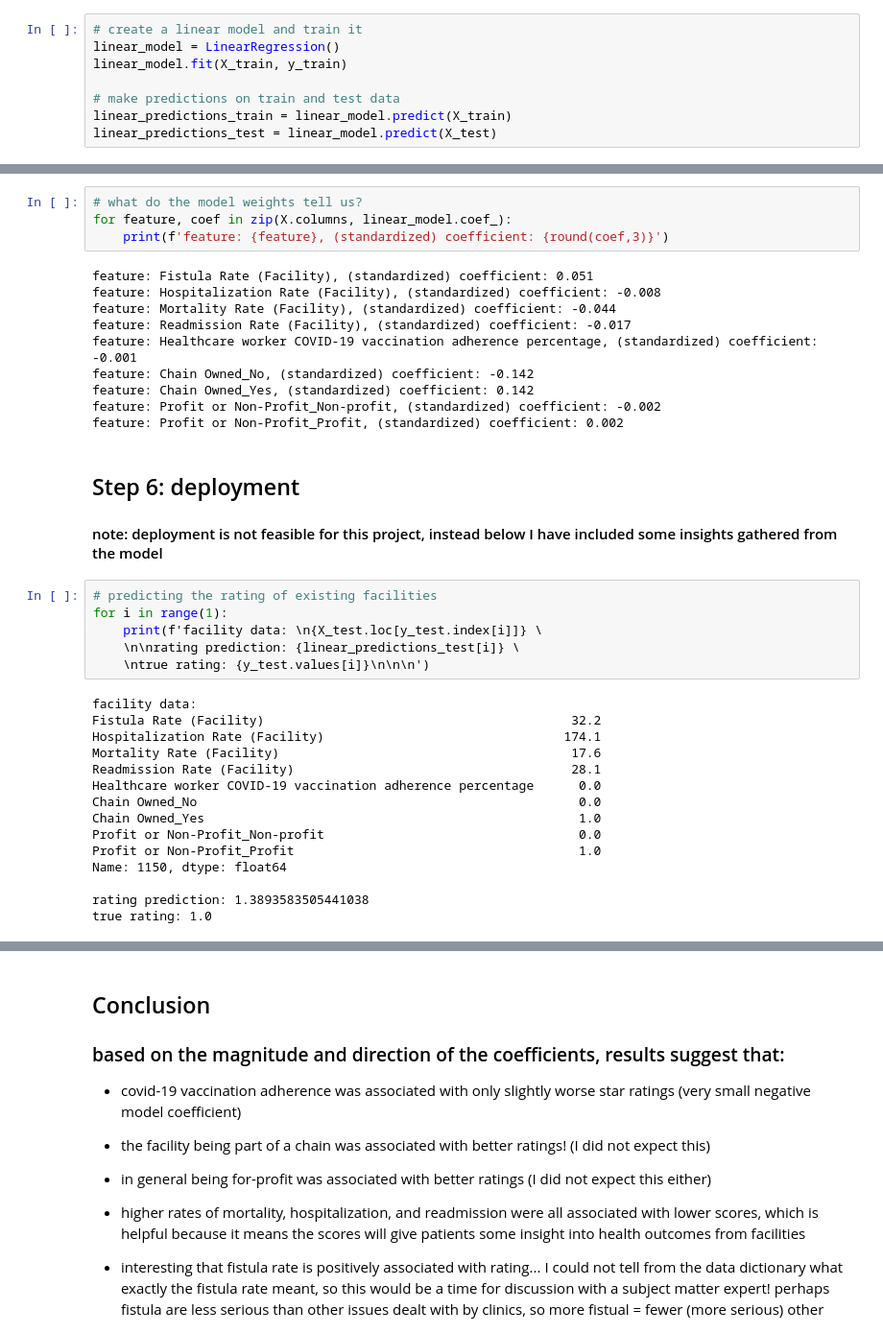
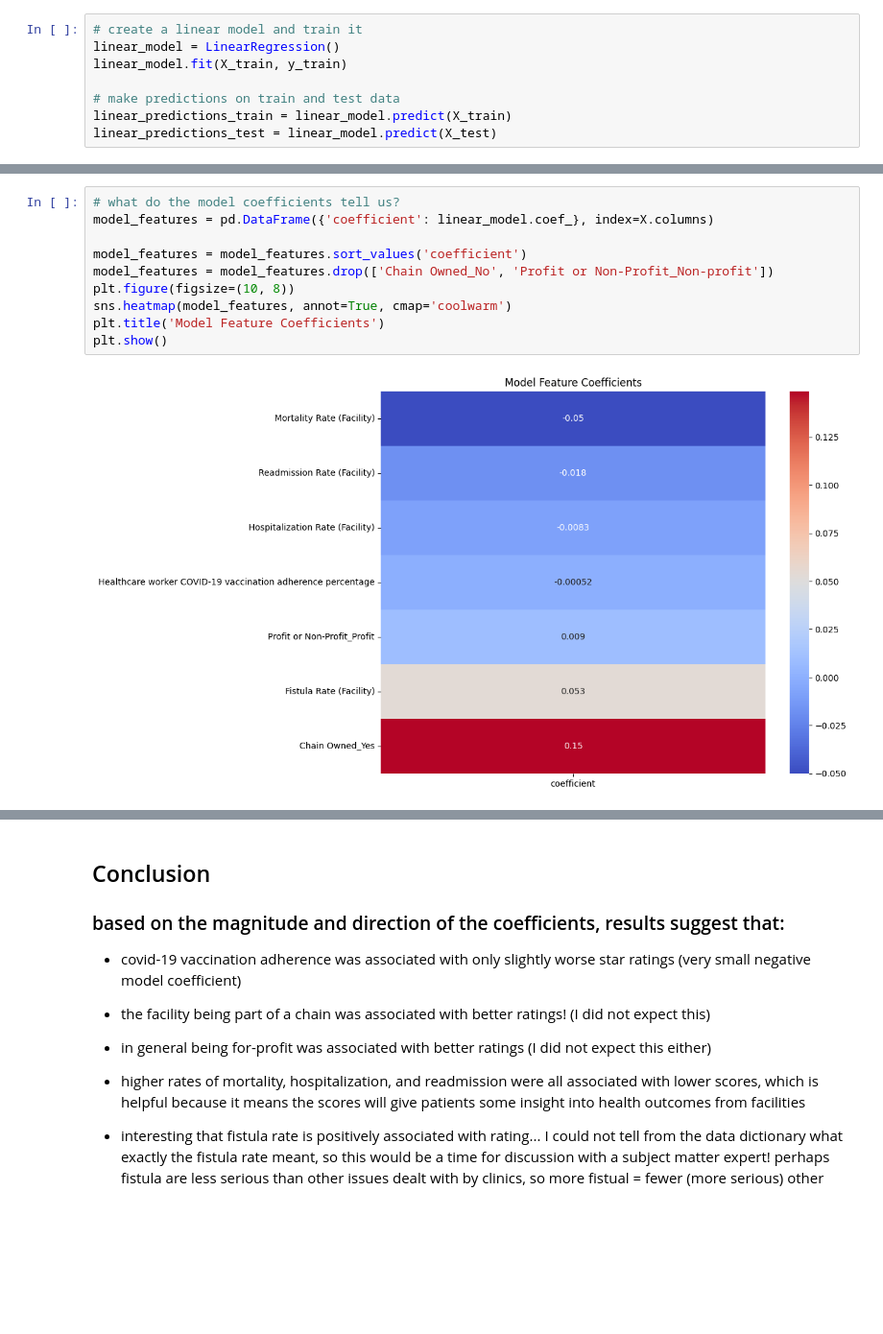
Before and after one commit to bm760/udacity-ds-project1, a Jupyter notebook: Dialysis Analysis.ipynb, the cells around one changed output, grey strips where cells are left out. Shown at 96% size. Drawn from its saved outputs; the diff is of its cells as text; blank space fills up the shorter version.

```diff
--- a/Dialysis Analysis.ipynb
+++ b/Dialysis Analysis.ipynb
@@ -368,38 +467,12 @@ in fact our model suggests that being chain owned is the single most impactful p
 # %%
-# what do the model weights tell us?
-for feature, coef in zip(X.columns, linear_model.coef_):
-    print(f'feature: {feature}, (standardized) coefficient: {round(coef,3)}')
+# what do the model coefficients tell us?
+model_features = pd.DataFrame({'coefficient': linear_model.coef_}, index=X.columns)
+
+model_features = model_features.sort_values('coefficient')
+model_features = model_features.drop(['Chain Owned_No', 'Profit or Non-Profit_Non-profit'])
+plt.figure(figsize=(10, 8))
+sns.heatmap(model_features, annot=True, cmap='coolwarm')
+plt.title('Model Feature Coefficients')
+plt.show()
 # %% [output]
-feature: Fistula Rate (Facility), (standardized) coefficient: 0.051
-feature: Hospitalization Rate (Facility), (standardized) coefficient: -0.008
-feature: Mortality Rate (Facility), (standardized) coefficient: -0.044
-feature: Readmission Rate (Facility), (standardized) coefficient: -0.017
-feature: Healthcare worker COVID-19 vaccination adherence percentage, (standardized) coefficient: -0.001
-feature: Chain Owned_No, (standardized) coefficient: -0.142
-feature: Chain Owned_Yes, (standardized) coefficient: 0.142
-feature: Profit or Non-Profit_Non-profit, (standardized) coefficient: -0.002
-feature: Profit or Non-Profit_Profit, (standardized) coefficient: 0.002
+[figure, added]
-# %% [markdown]
-## Step 6: deployment
-#### note: deployment is not feasible for this project, instead below I have included some insights gathered from the model
-# %%
-# predicting the rating of existing facilities
-for i in range(1):
-    print(f'facility data: \n{X_test.loc[y_test.index[i]]} \
-    \n\nrating prediction: {linear_predictions_test[i]} \
-    \ntrue rating: {y_test.values[i]}\n\n\n')
-# %% [output]
-facility data:
-Fistula Rate (Facility)                                         32.2
-Hospitalization Rate (Facility)                                174.1
-Mortality Rate (Facility)                                       17.6
-Readmission Rate (Facility)                                     28.1
-Healthcare worker COVID-19 vaccination adherence percentage      0.0
-Chain Owned_No                                                   0.0
-Chain Owned_Yes                                                  1.0
-Profit or Non-Profit_Non-profit                                  0.0
-Profit or Non-Profit_Profit                                      1.0
-Name: 1150, dtype: float64
-
-rating prediction: 1.3893583505441038
-true rating: 1.0
```
Also changed, not shown: parts of 52 cells of this notebook.
